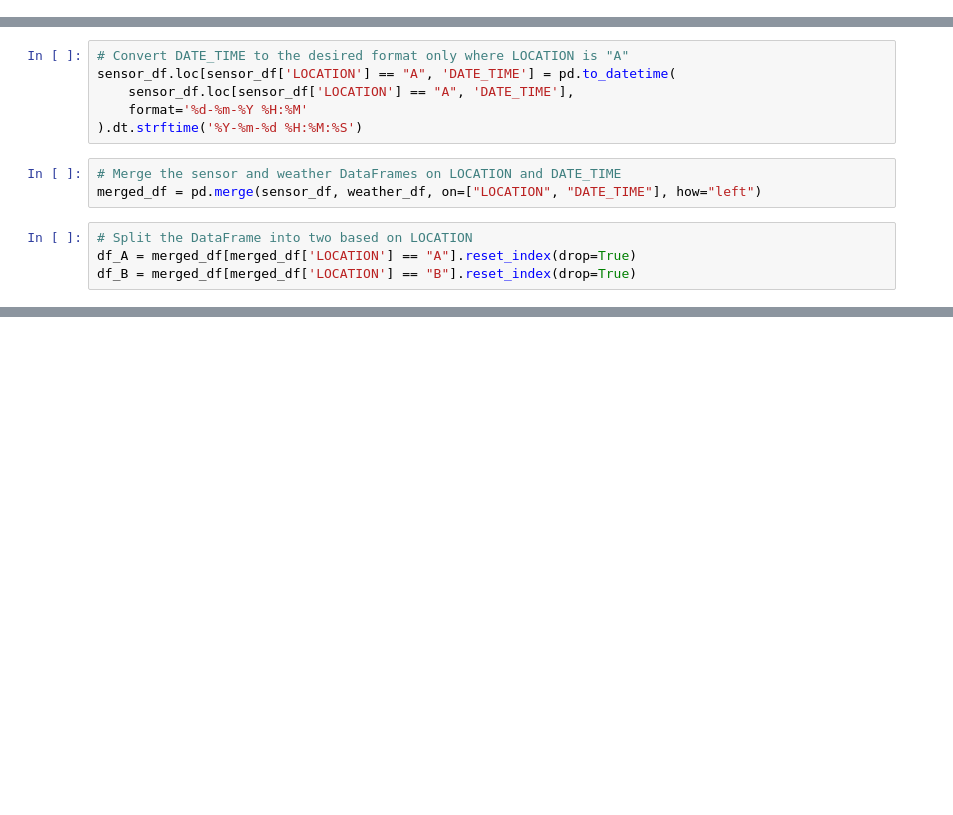
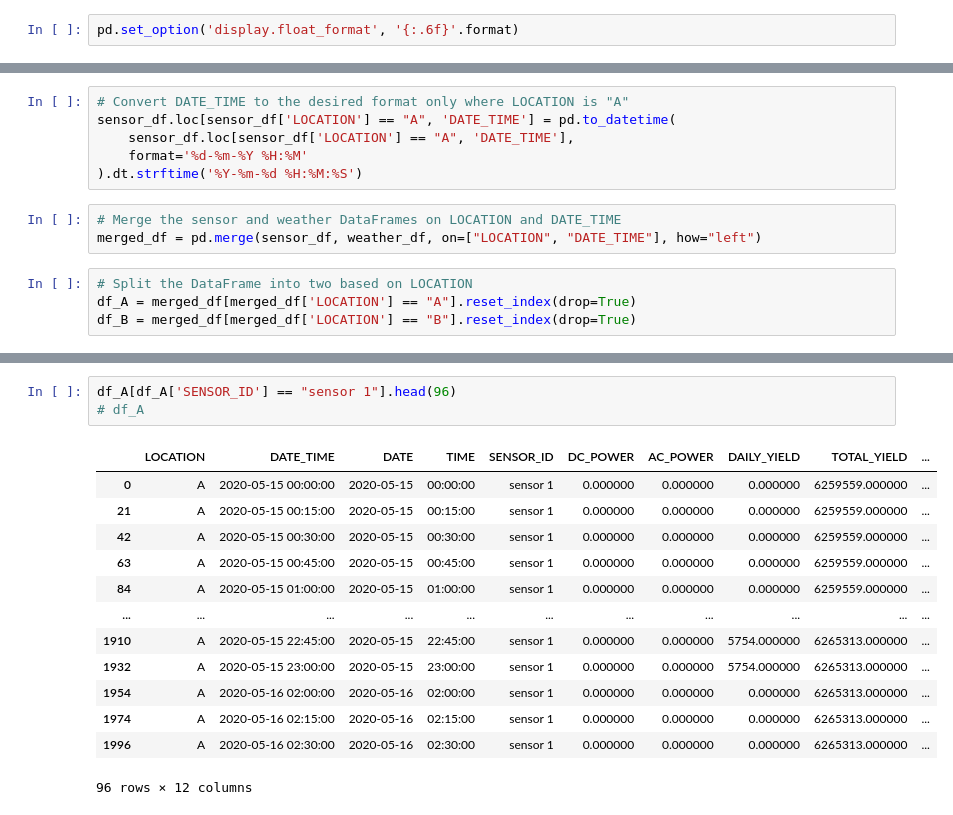
Before and after one commit to AkinduH/SLIIT-Datathon-2024, a Jupyter notebook: Data_Preparation.ipynb, the cells around one changed output, grey strips where cells are left out. Cells and saved outputs as stored; diff of their text form; blank space fills up the shorter version.

```diff
--- a/Data_Preparation.ipynb
+++ b/Data_Preparation.ipynb
@@ -25,6 +25,8 @@ sensor_df = pd.read_csv(file_path)
 # %%
 test_file_path = "Datasets\weather_sensor_data.csv"
 weather_df = pd.read_csv(test_file_path)
+# %%
+pd.set_option('display.float_format', '{:.6f}'.format)
 # %%
 sensor_df
 # %% [output]
@@ -149,0 +120,17 @@ df_B
+# %%
+df_A[df_A['SENSOR_ID'] == "sensor 1"].head(96)
+# df_A
+# %% [output]
+|  | LOCATION | DATE_TIME | DATE | TIME | SENSOR_ID | DC_POWER | AC_POWER | DAILY_YIELD | TOTAL_YIELD | ... |
+| 0 | A | 2020-05-15 00:00:00 | 2020-05-15 | 00:00:00 | sensor 1 | 0.000000 | 0.000000 | 0.000000 | 6259559.000000 | ... |
+| 21 | A | 2020-05-15 00:15:00 | 2020-05-15 | 00:15:00 | sensor 1 | 0.000000 | 0.000000 | 0.000000 | 6259559.000000 | ... |
+| 42 | A | 2020-05-15 00:30:00 | 2020-05-15 | 00:30:00 | sensor 1 | 0.000000 | 0.000000 | 0.000000 | 6259559.000000 | ... |
+| 63 | A | 2020-05-15 00:45:00 | 2020-05-15 | 00:45:00 | sensor 1 | 0.000000 | 0.000000 | 0.000000 | 6259559.000000 | ... |
+| 84 | A | 2020-05-15 01:00:00 | 2020-05-15 | 01:00:00 | sensor 1 | 0.000000 | 0.000000 | 0.000000 | 6259559.000000 | ... |
+| ... | ... | ... | ... | ... | ... | ... | ... | ... | ... | ... |
+| 1910 | A | 2020-05-15 22:45:00 | 2020-05-15 | 22:45:00 | sensor 1 | 0.000000 | 0.000000 | 5754.000000 | 6265313.000000 | ... |
+| 1932 | A | 2020-05-15 23:00:00 | 2020-05-15 | 23:00:00 | sensor 1 | 0.000000 | 0.000000 | 5754.000000 | 6265313.000000 | ... |
+| 1954 | A | 2020-05-16 02:00:00 | 2020-05-16 | 02:00:00 | sensor 1 | 0.000000 | 0.000000 | 0.000000 | 6265313.000000 | ... |
+| 1974 | A | 2020-05-16 02:15:00 | 2020-05-16 | 02:15:00 | sensor 1 | 0.000000 | 0.000000 | 0.000000 | 6265313.000000 | ... |
+| 1996 | A | 2020-05-16 02:30:00 | 2020-05-16 | 02:30:00 | sensor 1 | 0.000000 | 0.000000 | 0.000000 | 6265313.000000 | ... |
+96 rows × 12 columns
```
Also changed, not shown: parts of 12 cells of this notebook.
